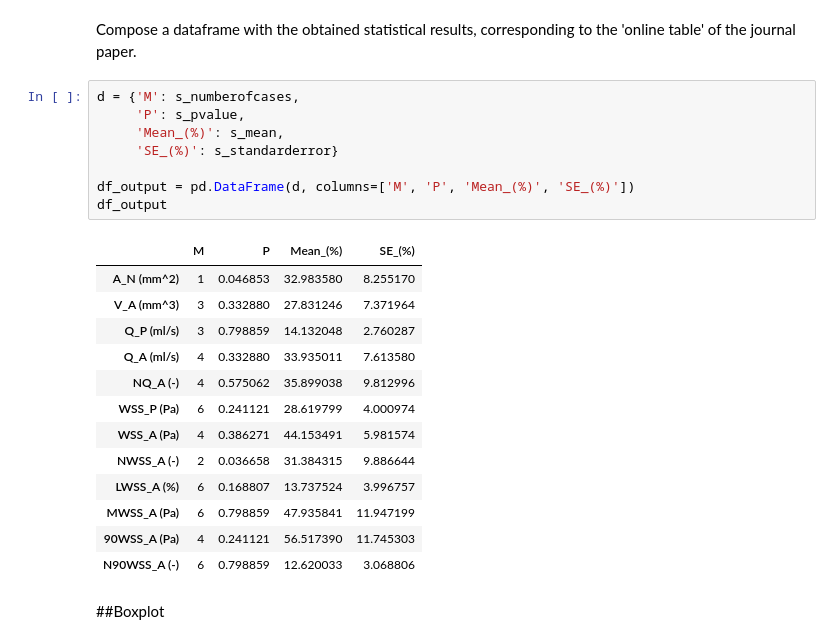
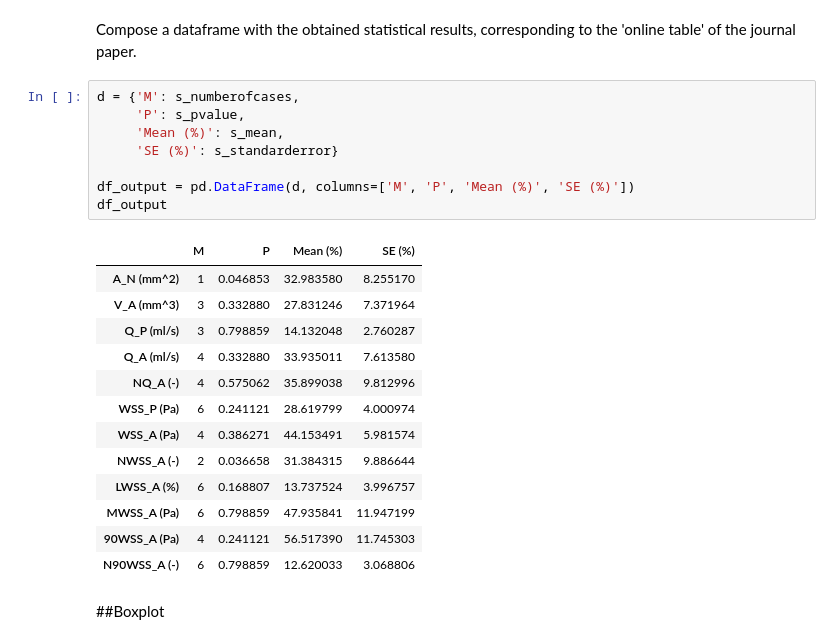
Before and after one commit to ajgeers/3dracta, a Jupyter notebook: code/analysis.ipynb, the cells around one changed output. Cells and saved outputs as stored; diff of their text form.

```diff
--- a/code/analysis.ipynb
+++ b/code/analysis.ipynb
@@ -97,13 +97,13 @@ Compose a dataframe with the obtained statistical results, corresponding to the
 # %%
 d = {'M': s_numberofcases,
      'P': s_pvalue,
-     'Mean_(%)': s_mean,
-     'SE_(%)': s_standarderror}
+     'Mean (%)': s_mean,
+     'SE (%)': s_standarderror}
 
-df_output = pd.DataFrame(d, columns=['M', 'P', 'Mean_(%)', 'SE_(%)'])
+df_output = pd.DataFrame(d, columns=['M', 'P', 'Mean (%)', 'SE (%)'])
 df_output
 # %% [output]
-|  | M | P | Mean_(%) | SE_(%) |
+|  | M | P | Mean (%) | SE (%) |
 | A_N (mm^2) | 1 | 0.046853 | 32.983580 | 8.255170 |
 | V_A (mm^3) | 3 | 0.332880 | 27.831246 | 7.371964 |
 | Q_P (ml/s) | 3 | 0.798859 | 14.132048 | 2.760287 |
```
